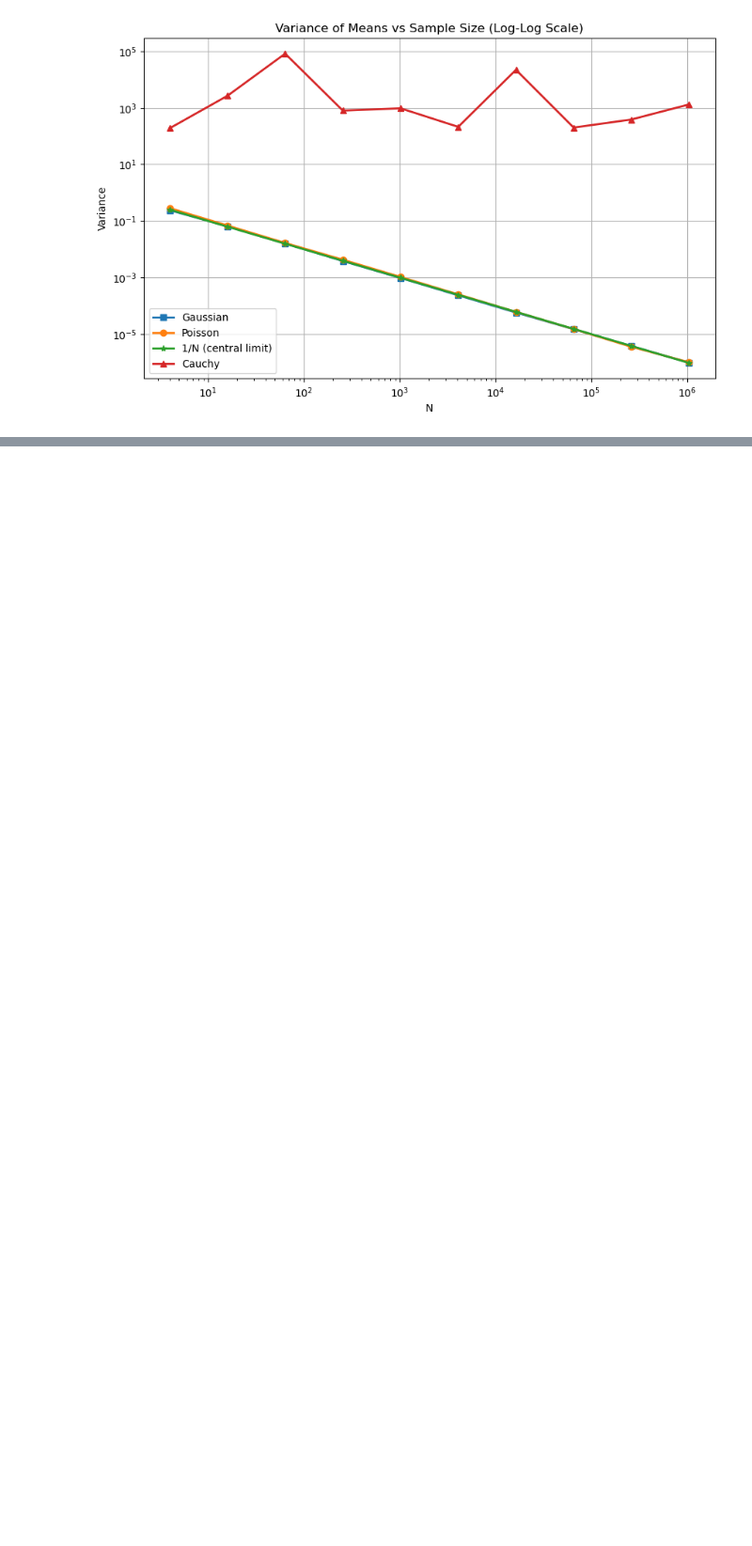
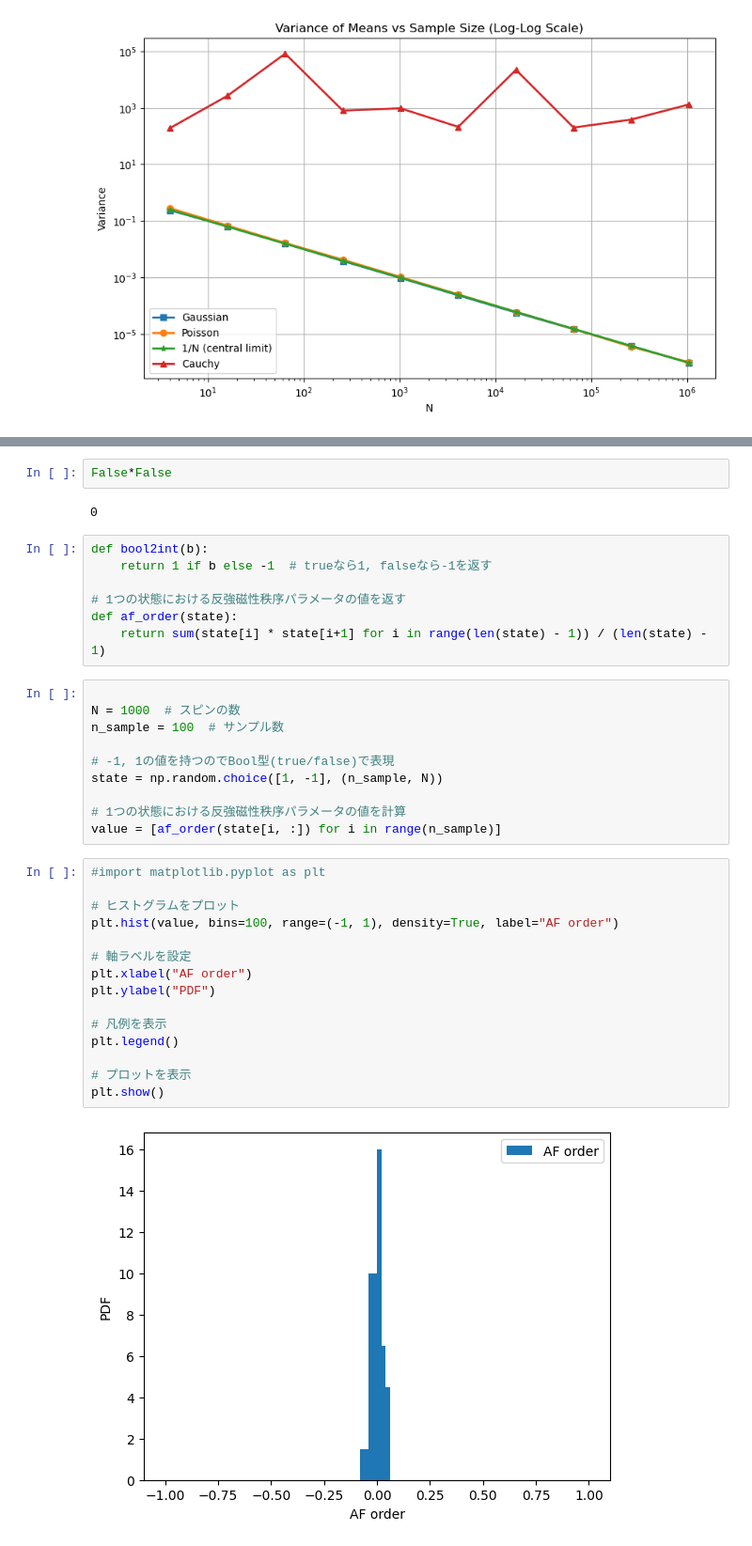
Before and after one commit to YoshihiroMichishita/julia, a Jupyter notebook: Tutorial_StatPhys/Python_Tutorial.ipynb, the cells around one changed output, grey strips where cells are left out. Shown at 94% size. Saved outputs shown, nothing was run; the diff lists cells and outputs as text; blank space fills up the shorter version.

```diff
--- a/Tutorial_StatPhys/Python_Tutorial.ipynb
+++ b/Tutorial_StatPhys/Python_Tutorial.ipynb
@@ -235,0 +246,38 @@ plt.show()
+# %%
+False*False
+# %% [output]
+0
+# %%
+def bool2int(b):
+    return 1 if b else -1  # trueなら1, falseなら-1を返す
+
+# 1つの状態における反強磁性秩序パラメータの値を返す
+def af_order(state):
+    return sum(state[i] * state[i+1] for i in range(len(state) - 1)) / (len(state) - 1)
+# %%
+
+N = 1000  # スピンの数
+n_sample = 100  # サンプル数
+
+# -1, 1の値を持つのでBool型(true/false)で表現
+state = np.random.choice([1, -1], (n_sample, N))
+
+# 1つの状態における反強磁性秩序パラメータの値を計算
+value = [af_order(state[i, :]) for i in range(n_sample)]
+# %%
+#import matplotlib.pyplot as plt
+
+# ヒストグラムをプロット
+plt.hist(value, bins=100, range=(-1, 1), density=True, label="AF order")
+
+# 軸ラベルを設定
+plt.xlabel("AF order")
+plt.ylabel("PDF")
+
+# 凡例を表示
+plt.legend()
+
+# プロットを表示
+plt.show()
+# %% [output]
+[figure, added]
```
Also changed, not shown: parts of 6 cells of this notebook, 2 other files.
